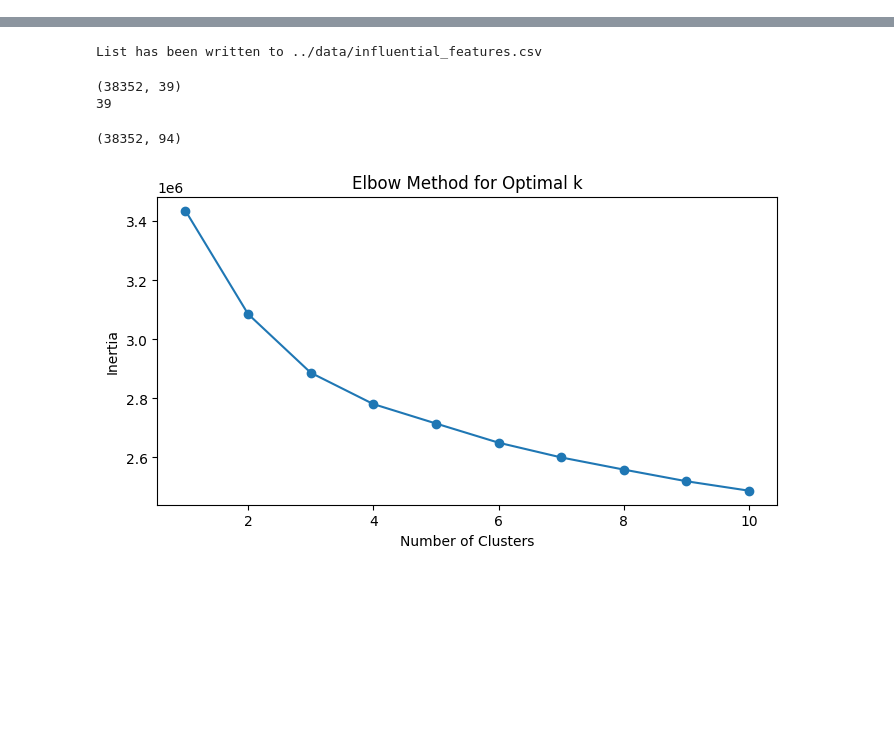
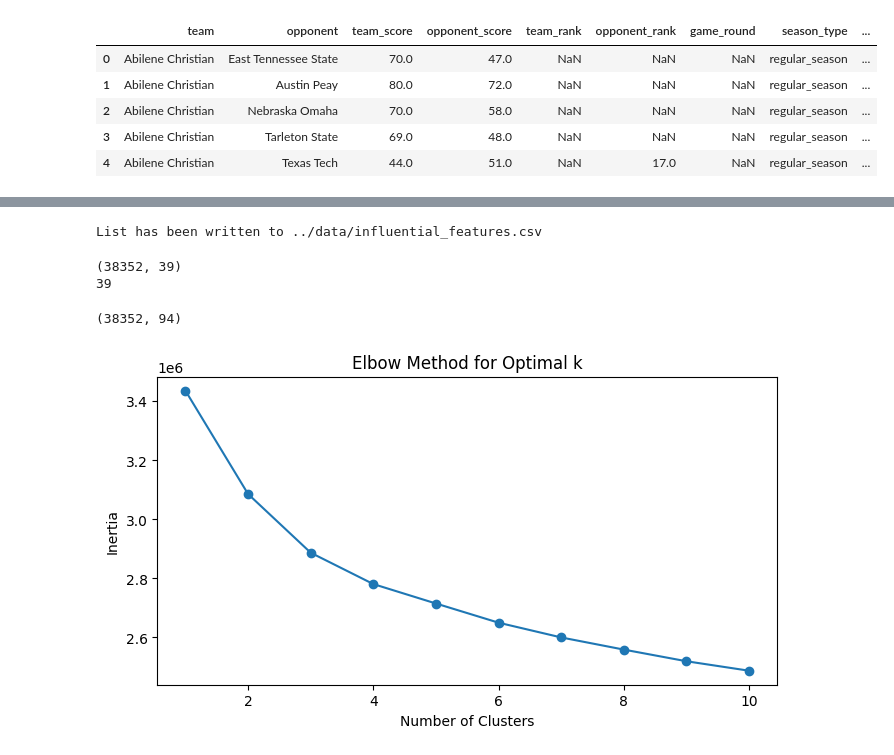
Before and after one commit to nickjwheatley/march_madness_predictor, a Jupyter notebook: eda/dim_reduction_unsupervised_learning.ipynb, the cells around one changed output, grey strips where cells are left out. Drawn from its saved outputs; the diff is of its cells as text; code cells hidden in the pictures; blank space fills up the shorter version.

```diff
--- a/eda/dim_reduction_unsupervised_learning.ipynb
+++ b/eda/dim_reduction_unsupervised_learning.ipynb
@@ -32,5 +36,14 @@ joined_df = pd.concat([transformed_data, model_features.drop(redundant_columns,
 # Save the joined dataframe to a new CSV file
 joined_df.to_csv('../data/joined_dataset.csv', index=False)
+# %%
+joined_df.head()
+# %% [output]
+|  | team | opponent | team_score | opponent_score | team_rank | opponent_rank | game_round | season_type | ... |
+| 0 | Abilene Christian | East Tennessee State | 70.0 | 47.0 | NaN | NaN | NaN | regular_season | ... |
+| 1 | Abilene Christian | Austin Peay | 80.0 | 72.0 | NaN | NaN | NaN | regular_season | ... |
+| 2 | Abilene Christian | Nebraska Omaha | 70.0 | 58.0 | NaN | NaN | NaN | regular_season | ... |
+| 3 | Abilene Christian | Tarleton State | 69.0 | 48.0 | NaN | NaN | NaN | regular_season | ... |
+| 4 | Abilene Christian | Texas Tech | 44.0 | 51.0 | NaN | 17.0 | NaN | regular_season | ... |
 # %%
 # Select numerical columns without missing values
 numerical_cols = joined_df.select_dtypes(include=['number']).dropna(axis=1)
```
Also changed, not shown: parts of 6 cells of this notebook, 1 other file.
